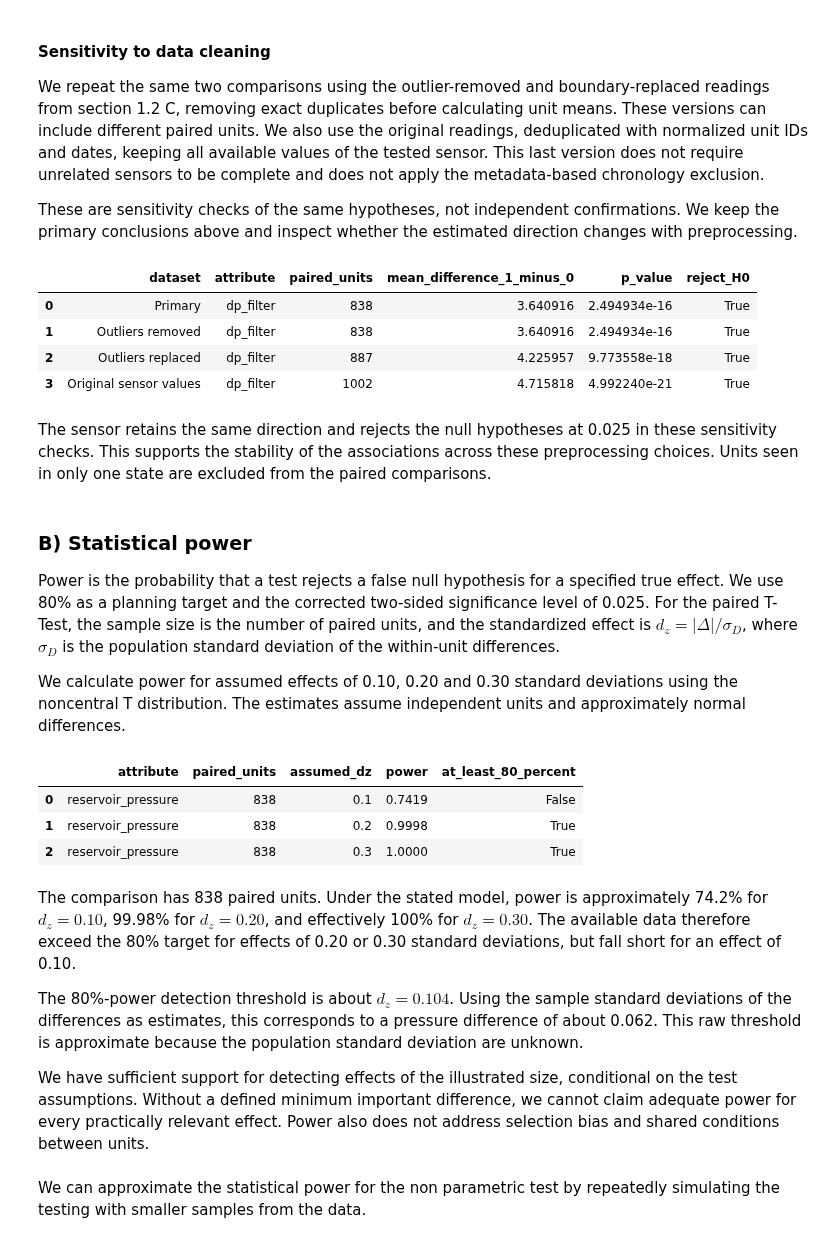
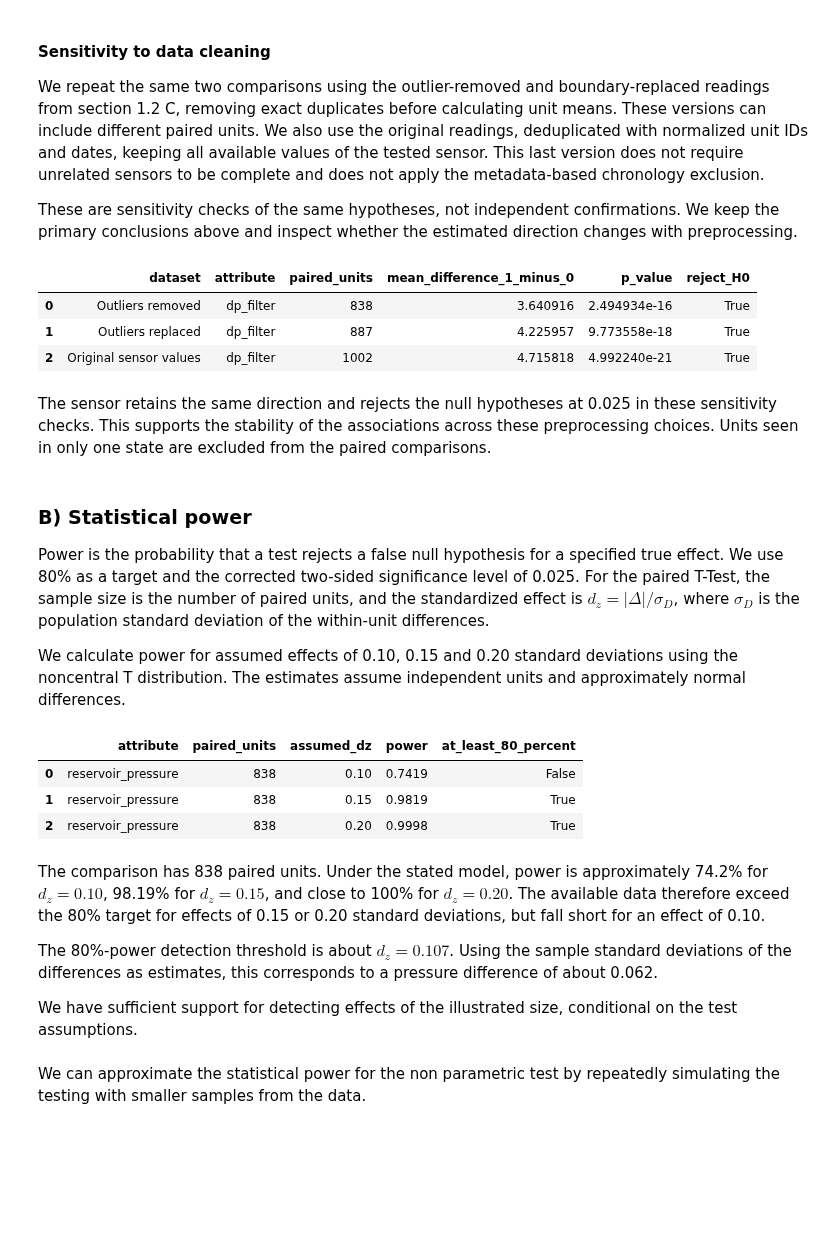
Before and after one commit to zigo-matej/iau_project, a Jupyter notebook: phase_01.ipynb, the cells around one changed output. Saved outputs shown, nothing was run; the diff lists cells and outputs as text; code cells hidden in the pictures; blank space fills up the shorter version.

```diff
--- a/phase_01.ipynb
+++ b/phase_01.ipynb
@@ -1518,8 +1514,7 @@ available_sensor_data['unitId'] = available_sensor_data['unitId'].str.replace('U
 available_sensor_data['tsCycle'] = parse_dates(available_sensor_data['tsCycle'])
 
 sensitivity_rows = []
-for label, frame in [('Primary', hypothesis_data),
-                     ('Outliers removed', readings_no_outliers),
+for label, frame in [('Outliers removed', hypothesis_data),
                      ('Outliers replaced', readings_replaced_outliers),
                      ('Original sensor values', available_sensor_data)]:
     frame = frame.drop_duplicates()
@@ -1661,36 +1655,34 @@ These are sensitivity checks of the same hypotheses, not independent confirmatio
 # %%
 available_sensor_data = readings.copy()
 available_sensor_data['unitId'] = available_sensor_data['unitId'].str.replace('U', '').astype(int)
 available_sensor_data['tsCycle'] = parse_dates(available_sensor_data['tsCycle'])
 
 filter_rows = []
-for label, frame in [('Primary', hypothesis_data),
-                     ('Outliers removed', readings_no_outliers),
+for label, frame in [('Outliers removed', readings_no_outliers),
                      ('Outliers replaced', readings_replaced_outliers),
                      ('Original sensor values', available_sensor_data)]:
     frame = frame.drop_duplicates()
     pairs = frame.groupby(['unitId', 'failure'])['dp_filter'].mean().unstack('failure').dropna(subset=[0, 1])
     result = stats.wilcoxon(pairs[1], pairs[0])
     filter_rows.append({'dataset': label, 'attribute': 'dp_filter', 'paired_units': len(pairs),
                              'mean_difference_1_minus_0': (pairs[1] - pairs[0]).mean(),
                              'p_value': result.pvalue, 'reject_H0': result.pvalue < alpha_test})
 
 sensitivity = pd.DataFrame(filter_rows)
 display(sensitivity)
 # %% [output]
 |  | dataset | attribute | paired_units | mean_difference_1_minus_0 | p_value | reject_H0 |
-| 0 | Primary | dp_filter | 838 | 3.640916 | 2.494934e-16 | True |
-| 1 | Outliers removed | dp_filter | 838 | 3.640916 | 2.494934e-16 | True |
-| 2 | Outliers replaced | dp_filter | 887 | 4.225957 | 9.773558e-18 | True |
-| 3 | Original sensor values | dp_filter | 1002 | 4.715818 | 4.992240e-21 | True |
+| 0 | Outliers removed | dp_filter | 838 | 3.640916 | 2.494934e-16 | True |
+| 1 | Outliers replaced | dp_filter | 887 | 4.225957 | 9.773558e-18 | True |
+| 2 | Original sensor values | dp_filter | 1002 | 4.715818 | 4.992240e-21 | True |
 # %% [markdown]
 The sensor retains the same direction and rejects the null hypotheses at 0.025 in these sensitivity checks. This supports the stability of the associations across these preprocessing choices. Units seen in only one state are excluded from the paired comparisons.
 # %% [markdown]
 ### **B) Statistical power**
 
-Power is the probability that a test rejects a false null hypothesis for a specified true effect. We use 80% as a planning target and the corrected two-sided significance level of 0.025. For the paired T-Test, the sample size is the number of paired units, and the standardized effect is $d_z = |\Delta| / \sigma_D$, where $\sigma_D$ is the population standard deviation of the within-unit differences.
+Power is the probability that a test rejects a false null hypothesis for a specified true effect. We use 80% as a target and the corrected two-sided significance level of 0.025. For the paired T-Test, the sample size is the number of paired units, and the standardized effect is $d_z = |\Delta| / \sigma_D$, where $\sigma_D$ is the population standard deviation of the within-unit differences.
 
-We calculate power for assumed effects of 0.10, 0.20 and 0.30 standard deviations using the noncentral T distribution. The estimates assume independent units and approximately normal differences.
+We calculate power for assumed effects of 0.10, 0.15 and 0.20 standard deviations using the noncentral T distribution. The estimates assume independent units and approximately normal differences.
 # %%
 def paired_power(effect_size, n_pairs, alpha):
     df = n_pairs - 1
@@ -1700,7 +1692,7 @@ def paired_power(effect_size, n_pairs, alpha):
             + stats.nct.cdf(-critical_t, df, noncentrality))
 
 power_rows = []
-for effect in [0.10, 0.20, 0.30]:
+for effect in [0.10, 0.15, 0.20]:
     power_value = paired_power(effect, len(pressure_diff), alpha_test)
     power_rows.append({'attribute': 'reservoir_pressure', 'paired_units': len(pressure_diff),
                        'assumed_dz': effect, 'power': power_value,
@@ -1709,15 +1701,15 @@ for effect in [0.10, 0.20, 0.30]:
 display(pd.DataFrame(power_rows).round(4))
 # %% [output]
 |  | attribute | paired_units | assumed_dz | power | at_least_80_percent |
-| 0 | reservoir_pressure | 838 | 0.1 | 0.7419 | False |
-| 1 | reservoir_pressure | 838 | 0.2 | 0.9998 | True |
-| 2 | reservoir_pressure | 838 | 0.3 | 1.0000 | True |
+| 0 | reservoir_pressure | 838 | 0.10 | 0.7419 | False |
+| 1 | reservoir_pressure | 838 | 0.15 | 0.9819 | True |
+| 2 | reservoir_pressure | 838 | 0.20 | 0.9998 | True |
 # %% [markdown]
-The comparison has 838 paired units. Under the stated model, power is approximately 74.2% for $d_z = 0.10$, 99.98% for $d_z = 0.20$, and effectively 100% for $d_z = 0.30$. The available data therefore exceed the 80% target for effects of 0.20 or 0.30 standard deviations, but fall short for an effect of 0.10.
+The comparison has 838 paired units. Under the stated model, power is approximately 74.2% for $d_z = 0.10$, 98.19% for $d_z = 0.15$, and close to 100% for $d_z = 0.20$. The available data therefore exceed the 80% target for effects of 0.15 or 0.20 standard deviations, but fall short for an effect of 0.10.
 
-The 80%-power detection threshold is about $d_z = 0.104$. Using the sample standard deviations of the differences as estimates, this corresponds to a pressure difference of about 0.062. This raw threshold is approximate because the population standard deviation are unknown.
+The 80%-power detection threshold is about $d_z = 0.107$. Using the sample standard deviations of the differences as estimates, this corresponds to a pressure difference of about 0.062.
 
-We have sufficient support for detecting effects of the illustrated size, conditional on the test assumptions. Without a defined minimum important difference, we cannot claim adequate power for every practically relevant effect. Power also does not address selection bias and shared conditions between units.
+We have sufficient support for detecting effects of the illustrated size, conditional on the test assumptions.
 # %% [markdown]
 We can approximate the statistical power for the non parametric test by repeatedly simulating the testing with smaller samples from the data.
 # %%
```
Also changed, not shown: parts of 20 cells of this notebook.
